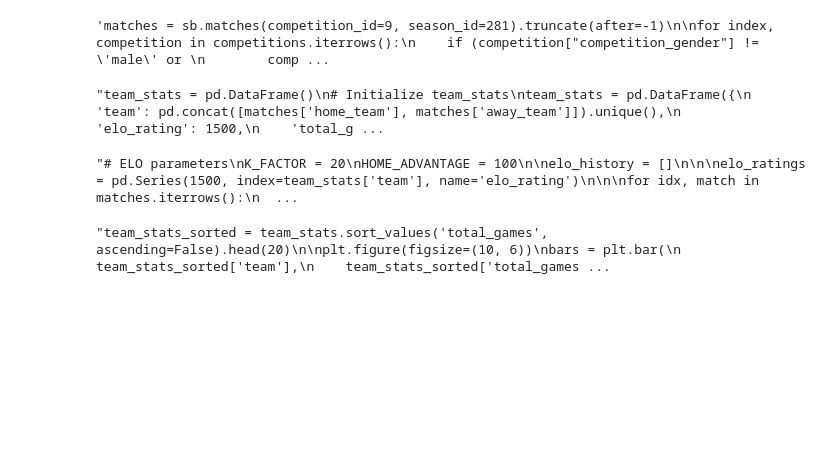
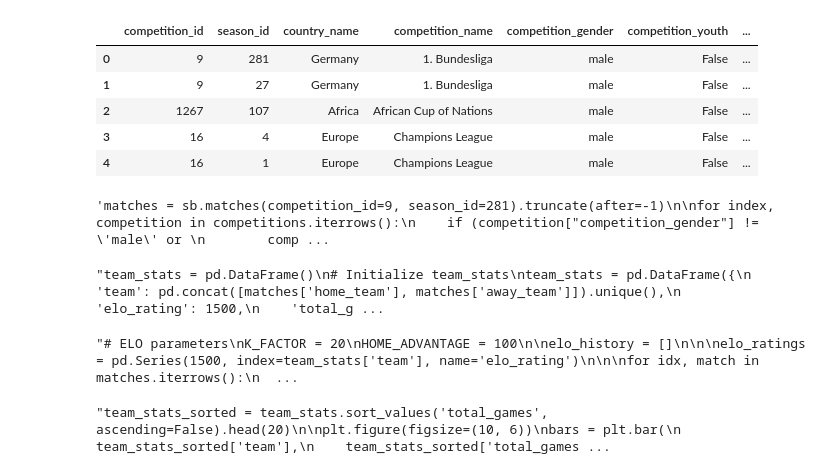
Before and after one commit to MaxPrinz98/FootballDSAI, a Jupyter notebook: create_ELO_model_newest.ipynb, the cells around one changed output. Drawn from its saved outputs; the diff is of its cells as text; code cells hidden in the pictures; blank space fills up the shorter version.

Commit message:
added final table zum vergleichen

```diff
--- a/create_ELO_model_newest.ipynb
+++ b/create_ELO_model_newest.ipynb
@@ -5,6 +5,16 @@ import matplotlib.pyplot as plt
 from datetime import timedelta
 # %%
 competitions = sb.competitions()
+competitions.head(5)
+
+#final_standing = sb.team_season_stats(competition_id=9, season_id=27)
+# %% [output]
+|  | competition_id | season_id | country_name | competition_name | competition_gender | competition_youth | ... |
+| 0 | 9 | 281 | Germany | 1. Bundesliga | male | False | ... |
+| 1 | 9 | 27 | Germany | 1. Bundesliga | male | False | ... |
+| 2 | 1267 | 107 | Africa | African Cup of Nations | male | False | ... |
+| 3 | 16 | 4 | Europe | Champions League | male | False | ... |
+| 4 | 16 | 1 | Europe | Champions League | male | False | ... |
 # %%
 '''matches = sb.matches(competition_id=9, season_id=281).truncate(after=-1)
 
```
Also changed, not shown: parts of 2 cells of this notebook.
